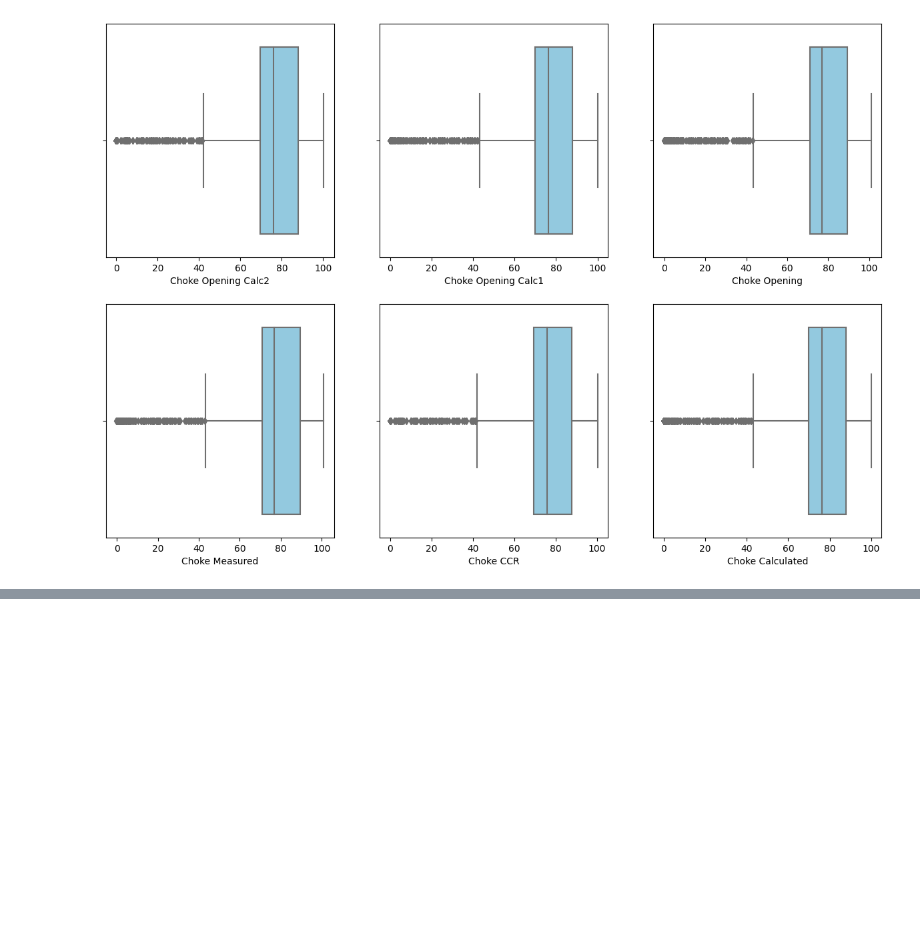
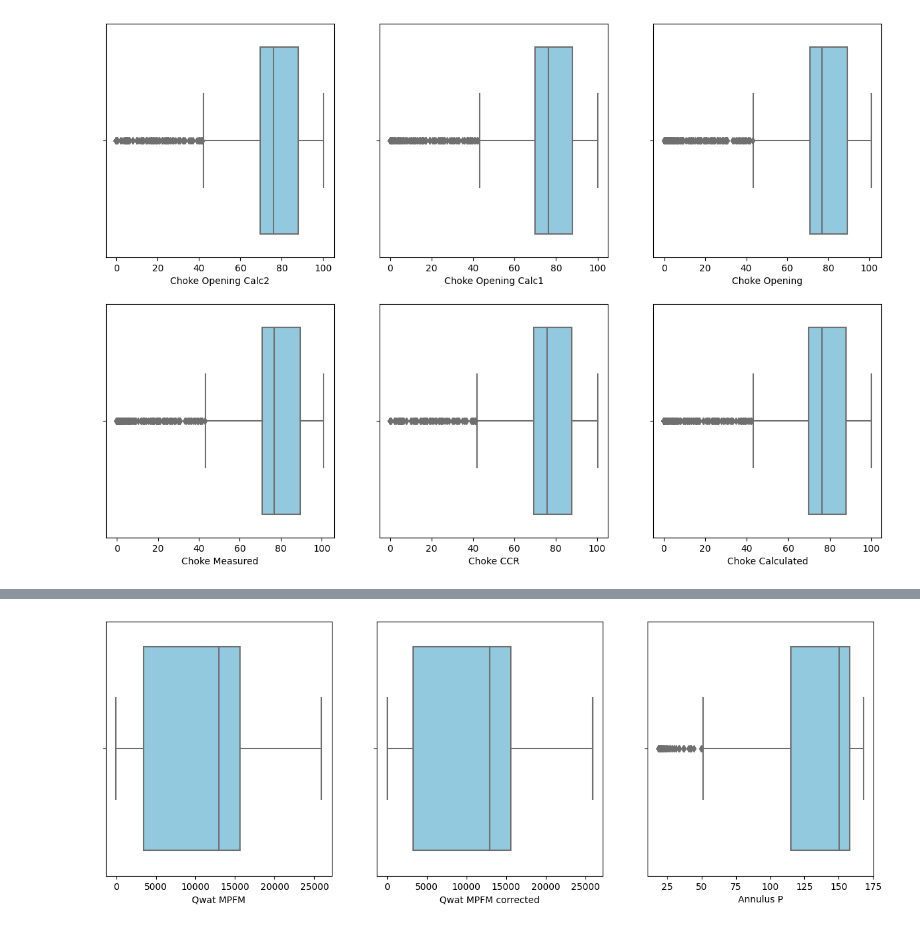
Before and after one commit to mattwagon/oil_production_prediction, a Jupyter notebook: notebooks/matt - data_cleaning.ipynb, the cells around one changed output, grey strips where cells are left out. Cells and saved outputs as stored; diff of their text form; code cells hidden in the pictures; blank space fills up the shorter version.

```diff
--- a/notebooks/matt - data_cleaning.ipynb
+++ b/notebooks/matt - data_cleaning.ipynb
@@ -156,0 +172,7 @@ I think we should drop one of each pair
+# %%
+# Visual check for outliers
+f, axes = plt.subplots(1, 3, figsize=(15, 5))
+for ax, feature in zip(axes.flat, neg_corr_features):
+    sns.boxplot(data=neg_corr_features, x=feature, color="skyblue", ax=ax)
+# %% [output]
+[figure, added]
```
Also changed, not shown: parts of 12 cells of this notebook.
